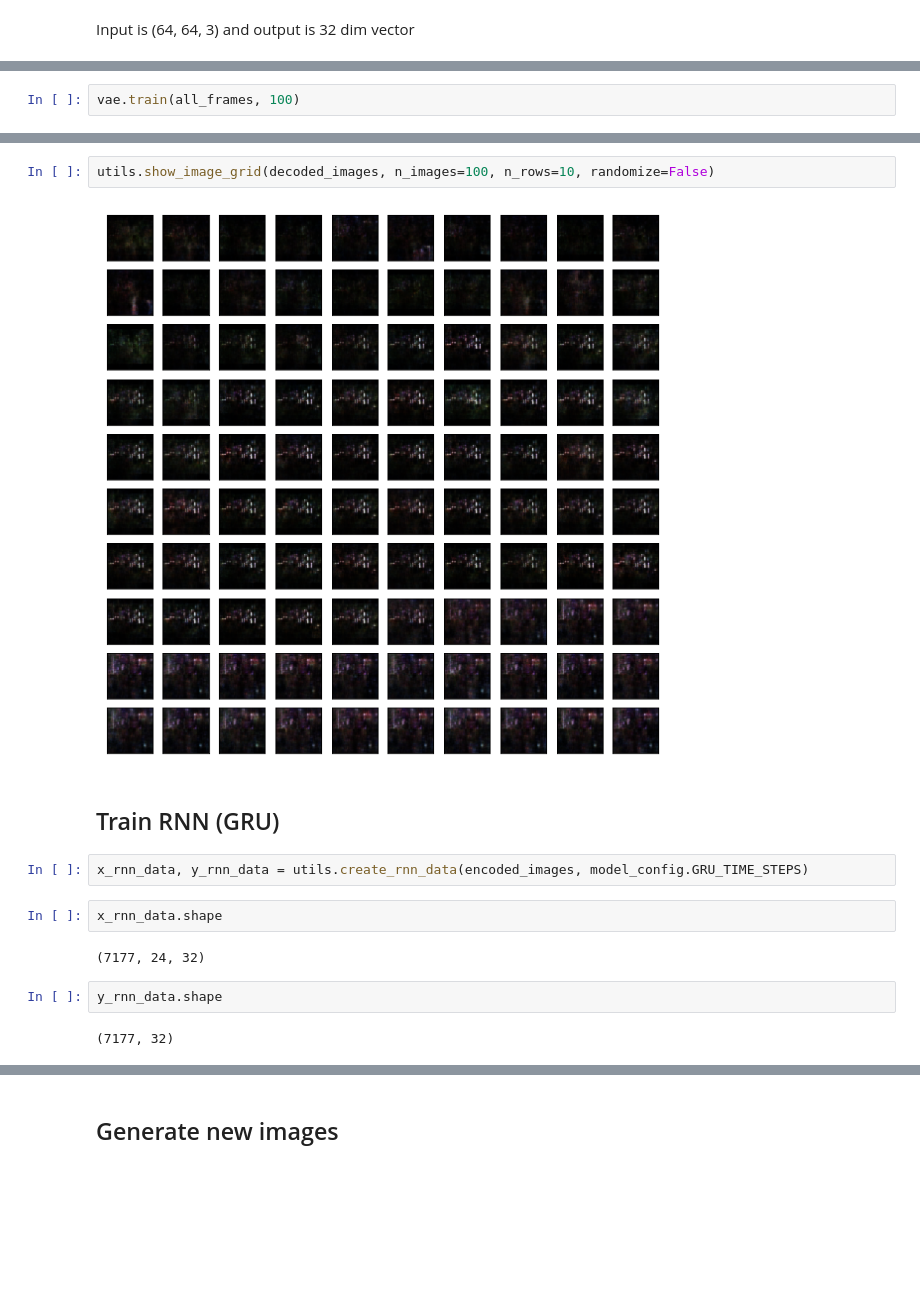
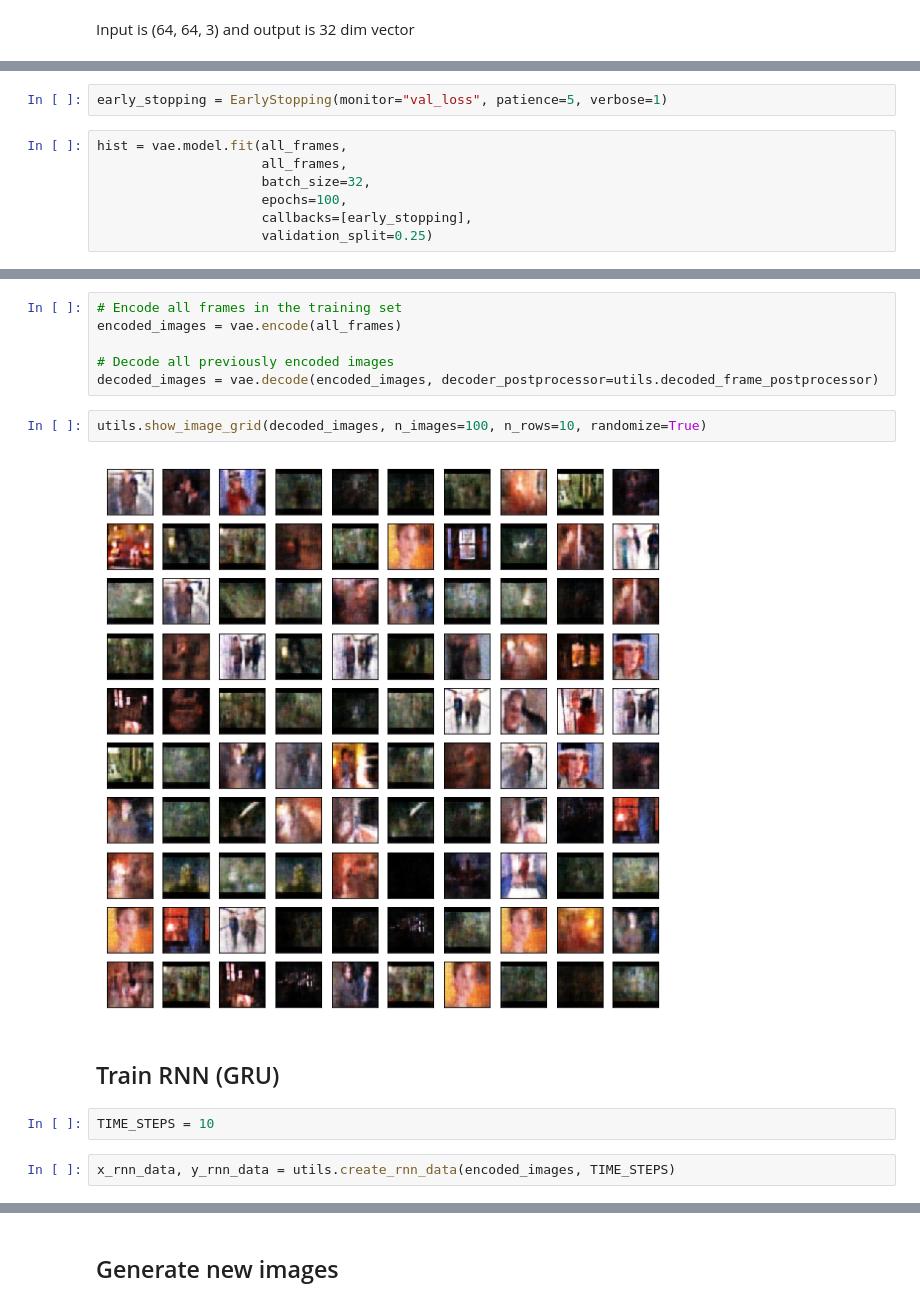
Before and after one commit to gaborvecsei/Neural-Network-Dreams, a Jupyter notebook: video_generation.ipynb, the cells around one changed output, grey strips where cells are left out. Cells and saved outputs as stored; diff of their text form; blank space fills up the shorter version.

```diff
--- a/video_generation.ipynb
+++ b/video_generation.ipynb
@@ -50,2 +64,0 @@ vae = VAE.init_default()
-# %%
-vae.train(all_frames, 100)
@@ -72,0 +65,9 @@ decoded_images = (vae.decoder.predict(encoded_images) * 255).astype(np.uint8)
+# %%
+early_stopping = EarlyStopping(monitor="val_loss", patience=5, verbose=1)
+# %%
+hist = vae.model.fit(all_frames,
+                     all_frames,
+                     batch_size=32,
+                     epochs=100,
+                     callbacks=[early_stopping],
+                     validation_split=0.25)
@@ -73,16 +86,16 @@ decoded_images = (vae.decoder.predict(encoded_images) * 255).astype(np.uint8)
+# %%
+# Encode all frames in the training set
+encoded_images = vae.encode(all_frames)
+
+# Decode all previously encoded images
+decoded_images = vae.decode(encoded_images, decoder_postprocessor=utils.decoded_frame_postprocessor)
 # %%
-utils.show_image_grid(decoded_images, n_images=100, n_rows=10, randomize=False)
+utils.show_image_grid(decoded_images, n_images=100, n_rows=10, randomize=True)
 # %% [output]
-[figure, old version]
+[figure, new version]
 # %% [markdown]
 ## Train RNN (GRU)
+# %%
+TIME_STEPS = 10
 # %%
-x_rnn_data, y_rnn_data = utils.create_rnn_data(encoded_images, model_config.GRU_TIME_STEPS)
+x_rnn_data, y_rnn_data = utils.create_rnn_data(encoded_images, TIME_STEPS)
-# %%
-x_rnn_data.shape
-# %% [output]
-(7177, 24, 32)
-# %%
-y_rnn_data.shape
-# %% [output]
-(7177, 32)
```
Also changed, not shown: parts of 29 cells of this notebook, 9 other files.
